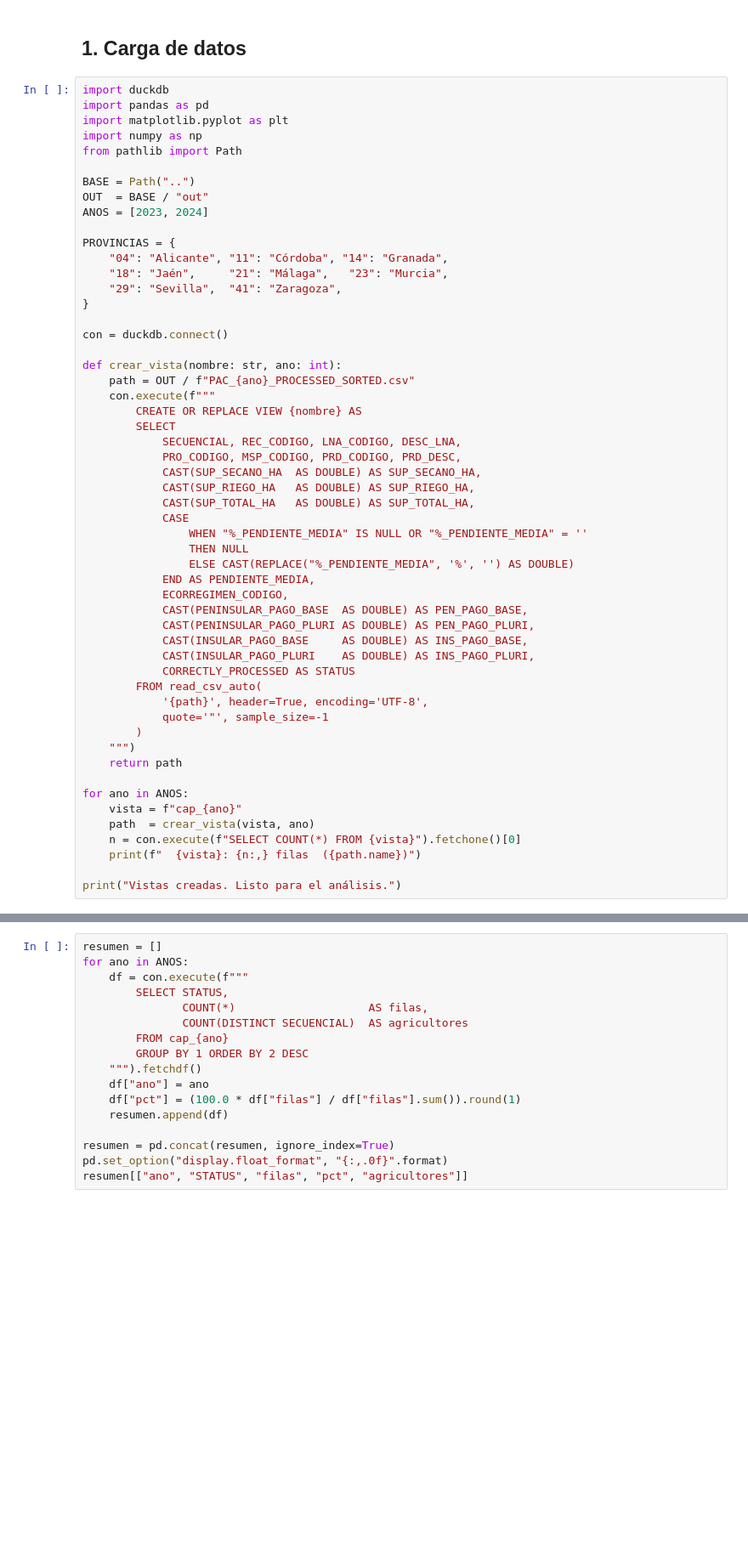
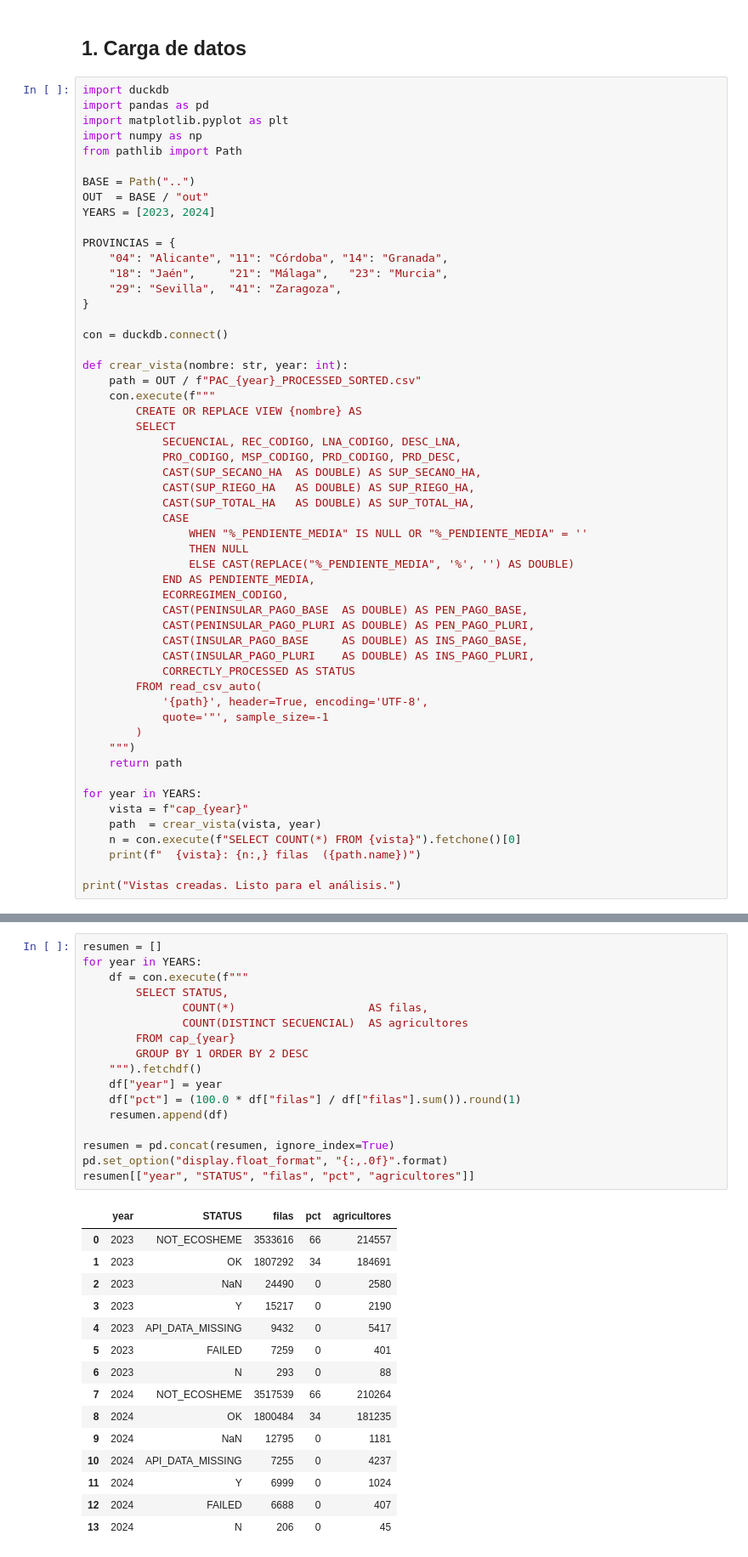
Before and after one commit to MiguelPadillaR/cap_application_processing, a Jupyter notebook: analysis/cap_ecoschemes_analysis.ipynb, the cells around one changed output, grey strips where cells are left out. Shown at 85% size. Saved outputs shown, nothing was run; the diff lists cells and outputs as text; blank space fills up the shorter version.

```diff
--- a/analysis/cap_ecoschemes_analysis.ipynb
+++ b/analysis/cap_ecoschemes_analysis.ipynb
@@ -18,7 +73,7 @@ from pathlib import Path
 
 BASE = Path("..")
 OUT  = BASE / "out"
-ANOS = [2023, 2024]
+YEARS = [2023, 2024]
 
 PROVINCIAS = {
     "04": "Alicante", "11": "Córdoba", "14": "Granada",
@@ -28,8 +83,8 @@ PROVINCIAS = {
 
 con = duckdb.connect()
 
-def crear_vista(nombre: str, ano: int):
-    path = OUT / f"PAC_{ano}_PROCESSED_SORTED.csv"
+def crear_vista(nombre: str, year: int):
+    path = OUT / f"PAC_{year}_PROCESSED_SORTED.csv"
     con.execute(f"""
         CREATE OR REPLACE VIEW {nombre} AS
         SELECT
@@ -56,9 +111,9 @@ def crear_vista(nombre: str, ano: int):
     """)
     return path
 
-for ano in ANOS:
-    vista = f"cap_{ano}"
-    path  = crear_vista(vista, ano)
+for year in YEARS:
+    vista = f"cap_{year}"
+    path  = crear_vista(vista, year)
     n = con.execute(f"SELECT COUNT(*) FROM {vista}").fetchone()[0]
     print(f"  {vista}: {n:,} filas  ({path.name})")
 
@@ -72,18 +142,34 @@ También hay valores legacy (`Y`, `N`, `NaN`) de corridas previas.
 # %%
 resumen = []
-for ano in ANOS:
+for year in YEARS:
     df = con.execute(f"""
         SELECT STATUS,
                COUNT(*)                    AS filas,
                COUNT(DISTINCT SECUENCIAL)  AS agricultores
-        FROM cap_{ano}
+        FROM cap_{year}
         GROUP BY 1 ORDER BY 2 DESC
     """).fetchdf()
-    df["ano"] = ano
+    df["year"] = year
     df["pct"] = (100.0 * df["filas"] / df["filas"].sum()).round(1)
     resumen.append(df)
 
 resumen = pd.concat(resumen, ignore_index=True)
 pd.set_option("display.float_format", "{:,.0f}".format)
-resumen[["ano", "STATUS", "filas", "pct", "agricultores"]]
+resumen[["year", "STATUS", "filas", "pct", "agricultores"]]
+# %% [output]
+|  | year | STATUS | filas | pct | agricultores |
+| 0 | 2023 | NOT_ECOSHEME | 3533616 | 66 | 214557 |
+| 1 | 2023 | OK | 1807292 | 34 | 184691 |
+| 2 | 2023 | NaN | 24490 | 0 | 2580 |
+| 3 | 2023 | Y | 15217 | 0 | 2190 |
+| 4 | 2023 | API_DATA_MISSING | 9432 | 0 | 5417 |
+| 5 | 2023 | FAILED | 7259 | 0 | 401 |
+| 6 | 2023 | N | 293 | 0 | 88 |
+| 7 | 2024 | NOT_ECOSHEME | 3517539 | 66 | 210264 |
+| 8 | 2024 | OK | 1800484 | 34 | 181235 |
+| 9 | 2024 | NaN | 12795 | 0 | 1181 |
+| 10 | 2024 | API_DATA_MISSING | 7255 | 0 | 4237 |
+| 11 | 2024 | Y | 6999 | 0 | 1024 |
+| 12 | 2024 | FAILED | 6688 | 0 | 407 |
+| 13 | 2024 | N | 206 | 0 | 45 |
 # %%
```
Also changed, not shown: parts of 24 cells of this notebook, 2 other files.
